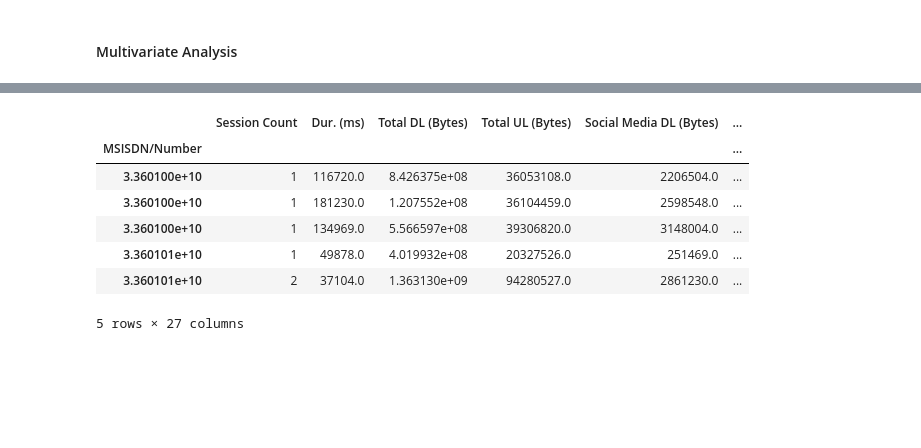
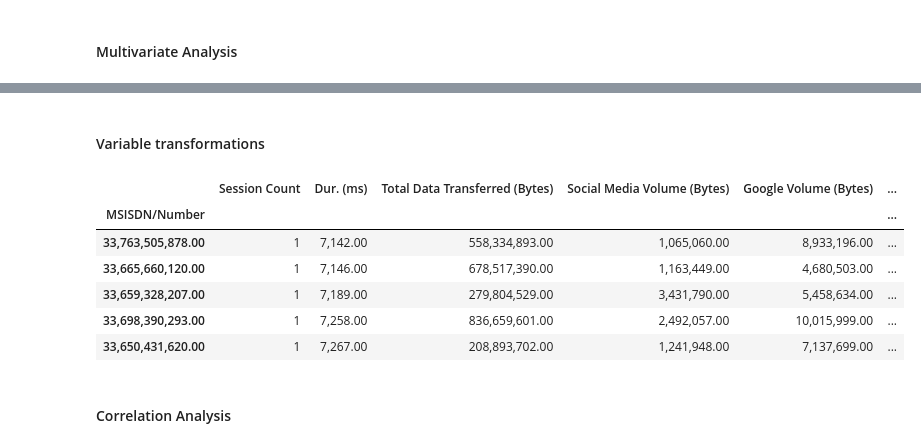
Before and after one commit to DiyeMark/User-Analytics-Telecommunication-Industry, a Jupyter notebook: notebooks/user-overview-analysis.ipynb, the cells around one changed output, grey strips where cells are left out. Cells and saved outputs as stored; diff of their text form; code cells hidden in the pictures; blank space fills up the shorter version.

Commit message:
wip: user-overview-analysis

```diff
--- a/notebooks/user-overview-analysis.ipynb
+++ b/notebooks/user-overview-analysis.ipynb
@@ -417,5 +441,5 @@ user_db["Other Volume (Bytes)"] = np.sum([user_db["Other UL (Bytes)"], user_db["
 # %%
-user_db["Total Volume (Bytes)"] = np.sum([user_db["Google Volume (Bytes)"], user_db["Netflix Volume (Bytes)"], user_db["Youtube Volume (Bytes)"], user_db["Gaming Volume (Bytes)"],  user_db["Other Volume (Bytes)"],  user_db["Social Media Volume (Bytes)"], user_db["Email Volume (Bytes)"]])
+user_db["Total Volume (Bytes)"] = user_db["Google Volume (Bytes)"] + user_db["Netflix Volume (Bytes)"] + user_db["Youtube Volume (Bytes)"] + user_db["Gaming Volume (Bytes)"] +  user_db["Other Volume (Bytes)"] +  user_db["Social Media Volume (Bytes)"] + user_db["Email Volume (Bytes)"]
 # %%
 user_db.head()
 # %% [output]
@@ -463,0 +522,2 @@ user_db_clean.describe()
+# %%
+df_exp = user_db_clean.copy()
@@ -510,12 +791,21 @@ user_db["Total Volume"] = user_db["Google Volume"] + user_db["Netflix Volume"] +
+# %% [markdown]
+<h4>Variable transformations</h4>
+# %%
+# sorting the dataFrame in ascending order of total duration for all sessions
+df_exp.sort_values(by =['Dur. (ms)'], inplace = True)
+# %%
+df_exp['DecileRank']= pd.qcut(df_exp['Dur. (ms)'],
+                           q = 10, labels = False)
 # %%
-user_db.head()
+df_exp.head()
 # %% [output]
-|  | Session Count | Dur. (ms) | Total DL (Bytes) | Total UL (Bytes) | Social Media DL (Bytes) | ... |
+|  | Session Count | Dur. (ms) | Total Data Transferred (Bytes) | Social Media Volume (Bytes) | Google Volume (Bytes) | ... |
 | MSISDN/Number |  |  |  |  |  | ... |
-| 3.360100e+10 | 1 | 116720.0 | 8.426375e+08 | 36053108.0 | 2206504.0 | ... |
-| 3.360100e+10 | 1 | 181230.0 | 1.207552e+08 | 36104459.0 | 2598548.0 | ... |
-| 3.360100e+10 | 1 | 134969.0 | 5.566597e+08 | 39306820.0 | 3148004.0 | ... |
-| 3.360101e+10 | 1 | 49878.0 | 4.019932e+08 | 20327526.0 | 251469.0 | ... |
-| 3.360101e+10 | 2 | 37104.0 | 1.363130e+09 | 94280527.0 | 2861230.0 | ... |
+| 33,763,505,878.00 | 1 | 7,142.00 | 558,334,893.00 | 1,065,060.00 | 8,933,196.00 | ... |
+| 33,665,660,120.00 | 1 | 7,146.00 | 678,517,390.00 | 1,163,449.00 | 4,680,503.00 | ... |
+| 33,659,328,207.00 | 1 | 7,189.00 | 279,804,529.00 | 3,431,790.00 | 5,458,634.00 | ... |
+| 33,698,390,293.00 | 1 | 7,258.00 | 836,659,601.00 | 2,492,057.00 | 10,015,999.00 | ... |
+| 33,650,431,620.00 | 1 | 7,267.00 | 208,893,702.00 | 1,241,948.00 | 7,137,699.00 | ... |
-5 rows × 27 columns
+# %% [markdown]
+<h4>Correlation Analysis</h4>
 # %%
```
Also changed, not shown: parts of 52 cells of this notebook.
